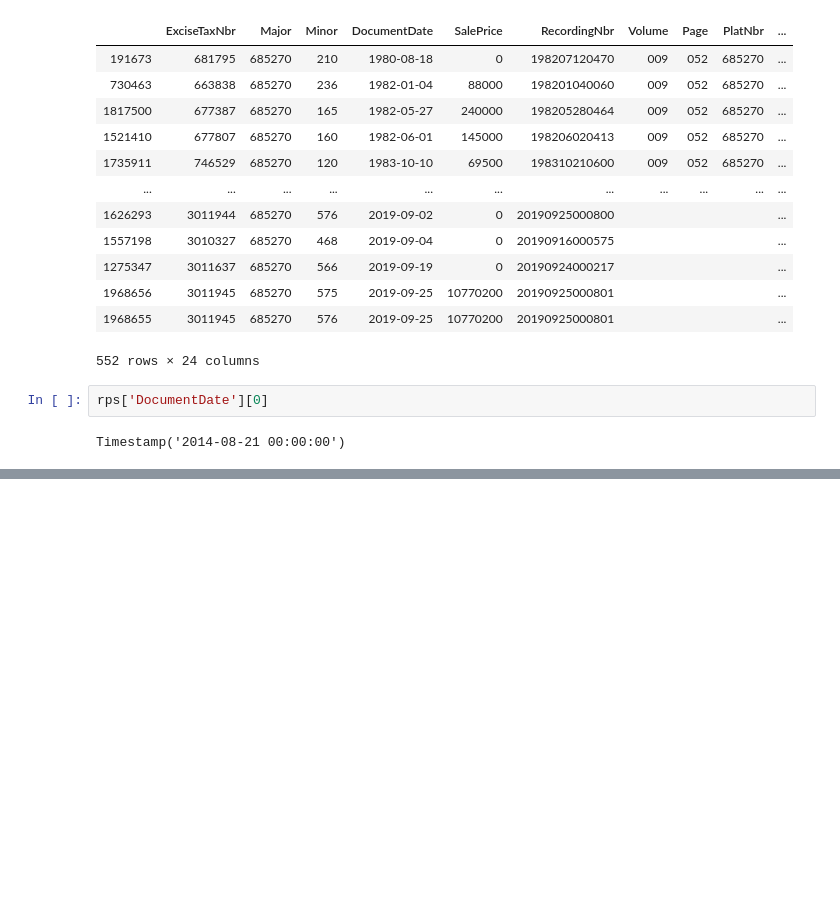
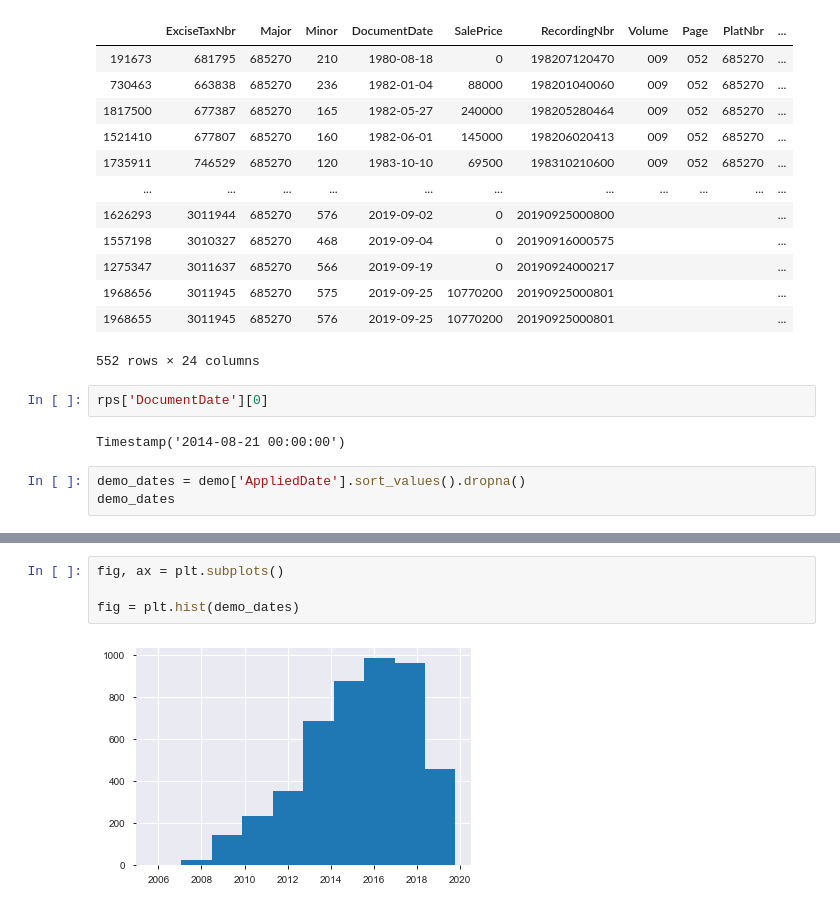
Before and after one commit to frischmuth/Seattle-Real-Estate-Analysis, a Jupyter notebook: EDA.ipynb, the cells around one changed output, grey strips where cells are left out. Cells and saved outputs as stored; diff of their text form; blank space fills up the shorter version.

```diff
--- a/EDA.ipynb
+++ b/EDA.ipynb
@@ -228,3 +254,6 @@ rps[rps['Major']==685270].sort_values('DocumentDate')
 rps['DocumentDate'][0]
 # %% [output]
 Timestamp('2014-08-21 00:00:00')
+# %%
+demo_dates = demo['AppliedDate'].sort_values().dropna()
+demo_dates
@@ -230,0 +273,6 @@ Timestamp('2014-08-21 00:00:00')
+# %%
+fig, ax = plt.subplots()
+
+fig = plt.hist(demo_dates)
+# %% [output]
+[figure, added]
```
Also changed, not shown: parts of 6 cells of this notebook, 2 other files.
